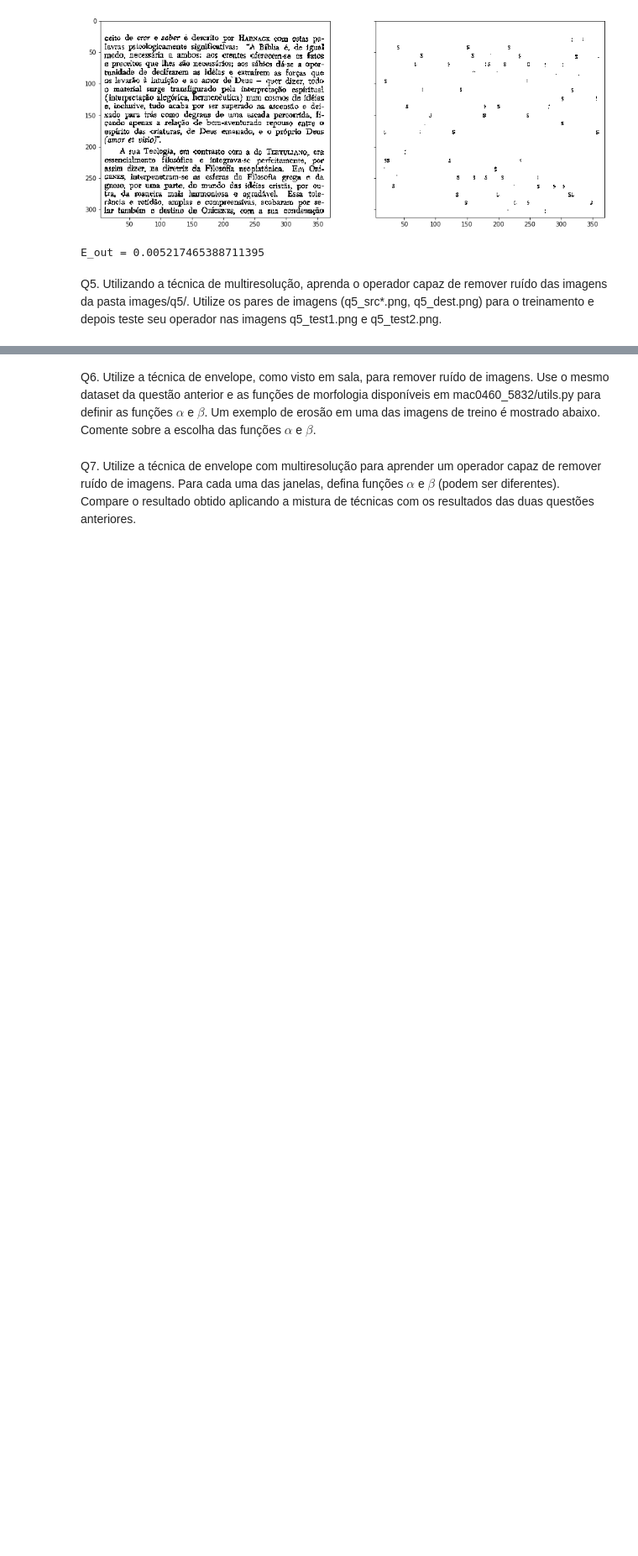
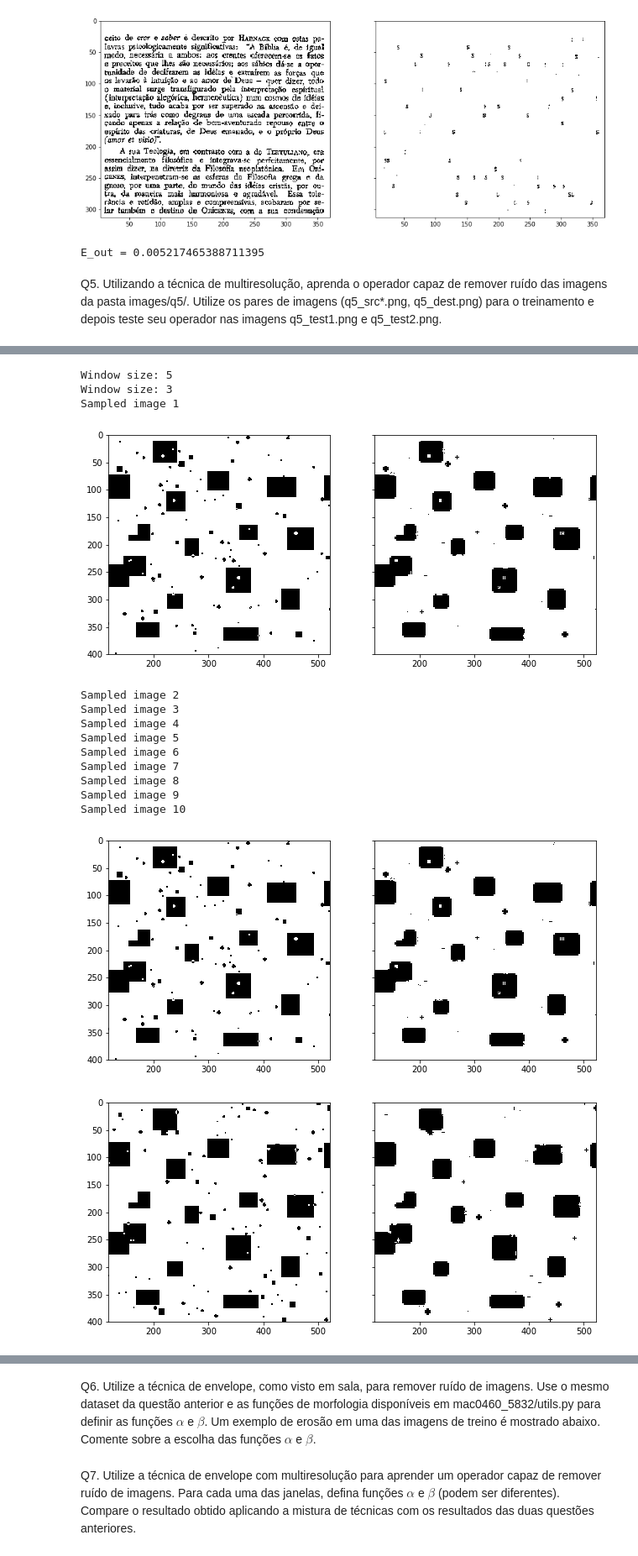
Before and after one commit to gustavoem/bcc, a Jupyter notebook: 7semestre/460/ep1/ep1.ipynb, the cells around one changed output, grey strips where cells are left out. Shown at 84% size. Drawn from its saved outputs; the diff is of its cells as text; code cells hidden in the pictures; blank space fills up the shorter version.

Commit message:
Better multiresolution sub-window mapping

```diff
--- a/7semestre/460/ep1/ep1.ipynb
+++ b/7semestre/460/ep1/ep1.ipynb
@@ -694,0 +738,74 @@ draw_img_pair (src5_1, res5)
+# %%
+dest5 = read_img ("images/q5/q5_dest.png")
+src5_1 = read_img ("images/q5/q5_src1.png")
+src5_2 = read_img ("images/q5/q5_src2.png")
+src5_3 = read_img ("images/q5/q5_src3.png")
+src5_4 = read_img ("images/q5/q5_src4.png")
+src5_5 = read_img ("images/q5/q5_src5.png")
+src5_6 = read_img ("images/q5/q5_src6.png")
+src5_7 = read_img ("images/q5/q5_src7.png")
+src5_8 = read_img ("images/q5/q5_src8.png")
+src5_9 = read_img ("images/q5/q5_src9.png")
+src5_10 = read_img ("images/q5/q5_src10.png")
+q5test1 = read_img ("images/q5/q5_test1.png")
+q5test2 = read_img ("images/q5/q5_test2.png")
+q5test3 = read_img ("images/q5/q5_test3.png")
+
+multi_op = Multiresolution (7)
+multi_op.sample_image (src5_1, dest5)
+print ("Sampled image 1")
+del src5_1
+res1 = multi_op.operate_image (q5test1)
+draw_img_pair (q5test1, res1)
+multi_op.sample_image (src5_2, dest5)
+print ("Sampled image 2")
+del src5_2
+multi_op.sample_image (src5_3, dest5)
+print ("Sampled image 3")
+del src5_3
+multi_op.sample_image (src5_4, dest5)
+print ("Sampled image 4")
+del src5_4
+multi_op.sample_image (src5_5, dest5)
+print ("Sampled image 5")
+del src5_5
+multi_op.sample_image (src5_6, dest5)
+print ("Sampled image 6")
+del src5_6
+multi_op.sample_image (src5_7, dest5)
+print ("Sampled image 7")
+del src5_7
+multi_op.sample_image (src5_8, dest5)
+print ("Sampled image 8")
+del src5_8
+multi_op.sample_image (src5_9, dest5)
+print ("Sampled image 9")
+del src5_9
+multi_op.sample_image (src5_10, dest5)
+print ("Sampled image 10")
+del src5_10
+
+res1 = multi_op.operate_image (q5test1)
+draw_img_pair (q5test1, res1)
+res2 = multi_op.operate_image (q5test2)
+draw_img_pair (q5test2, res2)
+res3 = multi_op.operate_image (q5test3)
+draw_img_pair (q5test3, res3)
+# draw_img (src5_1)
+# draw_img (src5_2)
+# %% [output]
+Window size: 5
+Window size: 3
+Sampled image 1
+[figure, added]
+Sampled image 2
+Sampled image 3
+Sampled image 4
+Sampled image 5
+Sampled image 6
+Sampled image 7
+Sampled image 8
+Sampled image 9
+Sampled image 10
+[figure, added]
+[figure, added]
```
Also changed, not shown: parts of 3 cells of this notebook.
